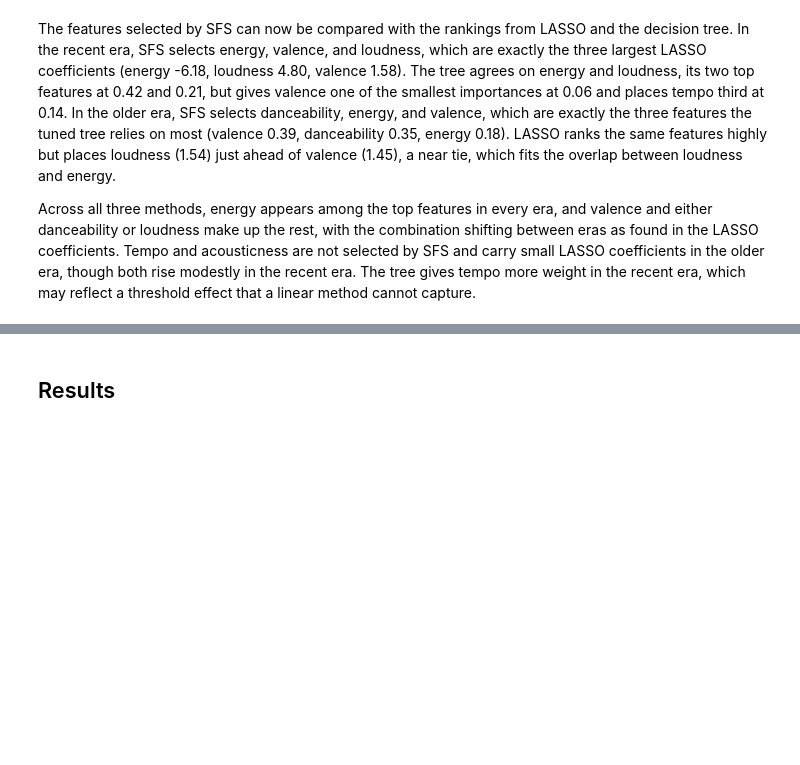
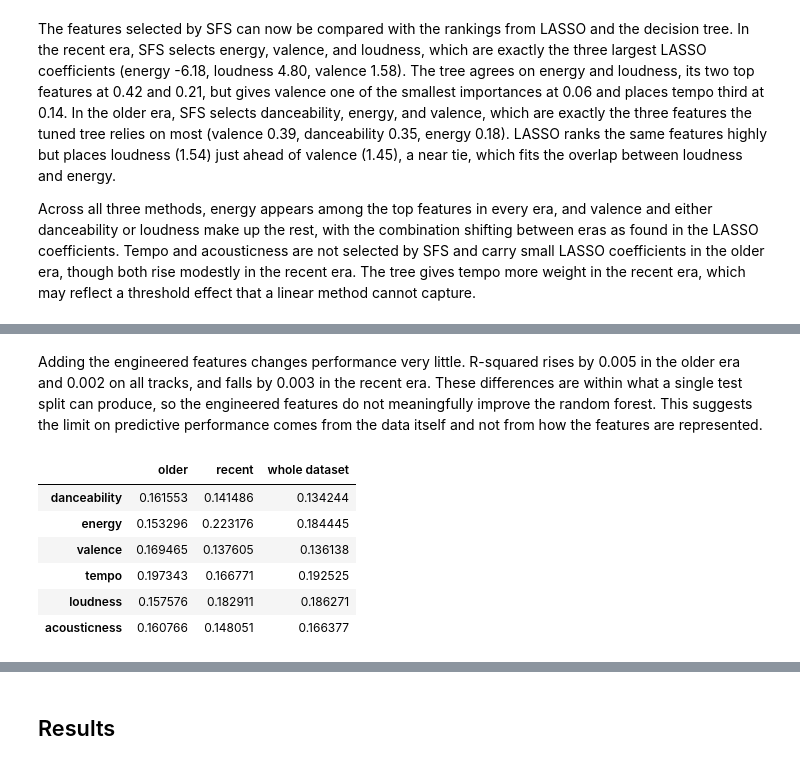
Before and after one commit to vipphan/spotify-capstone, a Jupyter notebook: spotify_capstone.ipynb, the cells around one changed output, grey strips where cells are left out. Drawn from its saved outputs; the diff is of its cells as text; code cells hidden in the pictures; blank space fills up the shorter version.

```diff
--- a/spotify_capstone.ipynb
+++ b/spotify_capstone.ipynb
@@ -1159,0 +1164,25 @@ Across all three methods, energy appears among the top features in every era, an
+# %%
+# random forest on the original six features
+rf_older = RandomForestRegressor(n_estimators=300, min_samples_leaf=20, random_state=42, n_jobs=-1)
+rf_older.fit(X_older_train, y_older_train)
+rf_older_pred = rf_older.predict(X_older_test)
+
+rf_recent = RandomForestRegressor(n_estimators=300, min_samples_leaf=20, random_state=42, n_jobs=-1)
+rf_recent.fit(X_recent_train, y_recent_train)
+rf_recent_pred = rf_recent.predict(X_recent_test)
+
+rf_full = RandomForestRegressor(n_estimators=300, min_samples_leaf=20, random_state=42, n_jobs=-1)
+rf_full.fit(X_train, y_train)
+rf_full_pred = rf_full.predict(X_test)
+
+print("Older era, Random Forest")
+print("RMSE:", root_mean_squared_error(y_older_test, rf_older_pred))
+print("R2:", r2_score(y_older_test, rf_older_pred))
+
+print("Recent era, Random Forest")
+print("RMSE:", root_mean_squared_error(y_recent_test, rf_recent_pred))
+print("R2:", r2_score(y_recent_test, rf_recent_pred))
+
+print("Whole dataset, Random Forest")
+print("RMSE:", root_mean_squared_error(y_test, rf_full_pred))
+print("R2:", r2_score(y_test, rf_full_pred))
@@ -1159,0 +1235,16 @@ Across all three methods, energy appears among the top features in every era, an
+# %% [markdown]
+Adding the engineered features changes performance very little. R-squared rises by 0.005 in the older era and 0.002 on all tracks, and falls by 0.003 in the recent era. These differences are within what a single test split can produce, so the engineered features do not meaningfully improve the random forest. This suggests the limit on predictive performance comes from the data itself and not from how the features are represented.
+# %%
+pd.DataFrame({
+    'older': rf_older.feature_importances_,
+    'recent': rf_recent.feature_importances_,
+    'whole dataset': rf_full.feature_importances_
+}, index=features)
+# %% [output]
+|  | older | recent | whole dataset |
+| danceability | 0.161553 | 0.141486 | 0.134244 |
+| energy | 0.153296 | 0.223176 | 0.184445 |
+| valence | 0.169465 | 0.137605 | 0.136138 |
+| tempo | 0.197343 | 0.166771 | 0.192525 |
+| loudness | 0.157576 | 0.182911 | 0.186271 |
+| acousticness | 0.160766 | 0.148051 | 0.166377 |
```
Also changed, not shown: parts of 9 cells of this notebook.
